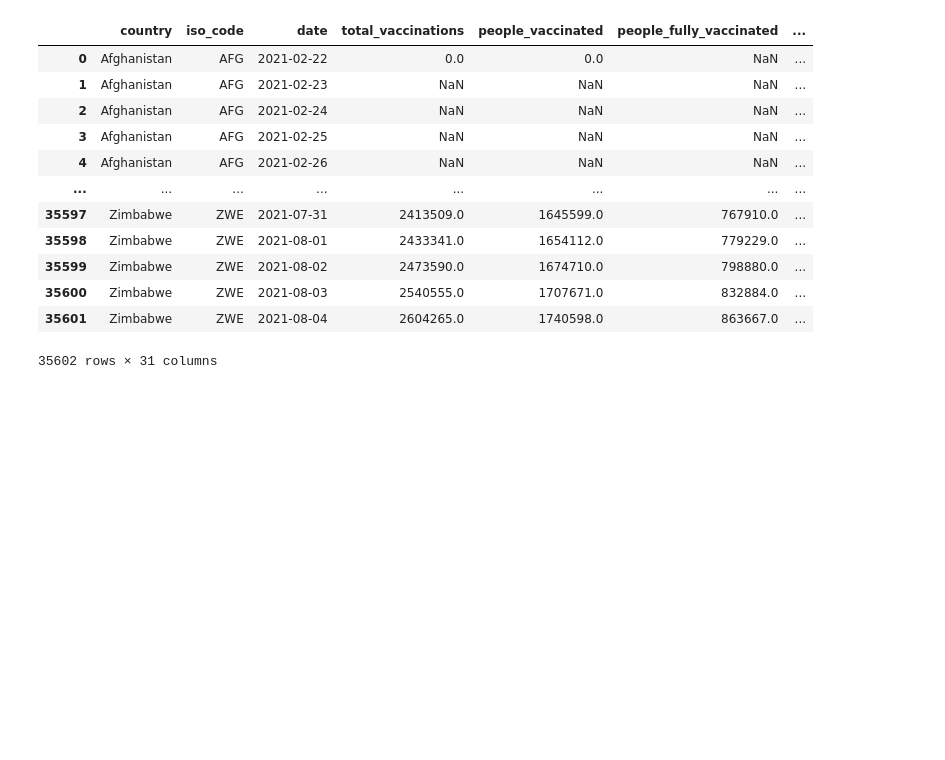
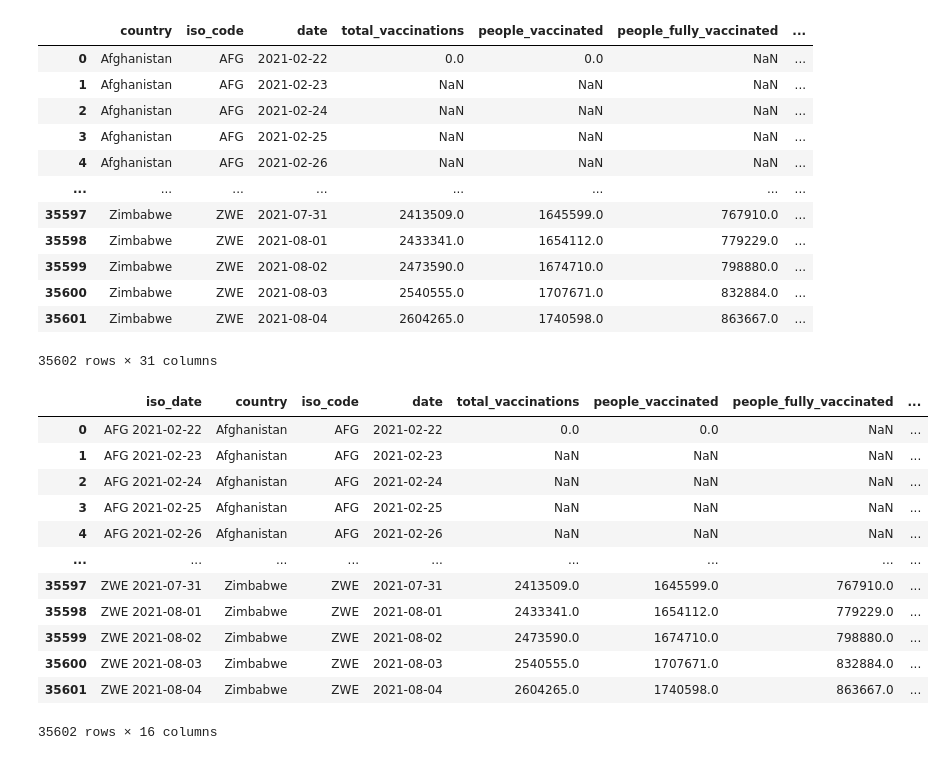
Before and after one commit to JennyWade/python_programmering, a Jupyter notebook: Inlämning/Pandas.ipynb, the cells around one changed output. Saved outputs shown, nothing was run; the diff lists cells and outputs as text; code cells hidden in the pictures; blank space fills up the shorter version.

```diff
--- a/Inlämning/Pandas.ipynb
+++ b/Inlämning/Pandas.ipynb
@@ -121,2 +134,18 @@ covid_vaccinations
+# %%
+covid_vaccinations
+# %% [output]
+|  | iso_date | country | iso_code | date | total_vaccinations | people_vaccinated | people_fully_vaccinated | ... |
+| 0 | AFG 2021-02-22 | Afghanistan | AFG | 2021-02-22 | 0.0 | 0.0 | NaN | ... |
+| 1 | AFG 2021-02-23 | Afghanistan | AFG | 2021-02-23 | NaN | NaN | NaN | ... |
+| 2 | AFG 2021-02-24 | Afghanistan | AFG | 2021-02-24 | NaN | NaN | NaN | ... |
+| 3 | AFG 2021-02-25 | Afghanistan | AFG | 2021-02-25 | NaN | NaN | NaN | ... |
+| 4 | AFG 2021-02-26 | Afghanistan | AFG | 2021-02-26 | NaN | NaN | NaN | ... |
+| ... | ... | ... | ... | ... | ... | ... | ... | ... |
+| 35597 | ZWE 2021-07-31 | Zimbabwe | ZWE | 2021-07-31 | 2413509.0 | 1645599.0 | 767910.0 | ... |
+| 35598 | ZWE 2021-08-01 | Zimbabwe | ZWE | 2021-08-01 | 2433341.0 | 1654112.0 | 779229.0 | ... |
+| 35599 | ZWE 2021-08-02 | Zimbabwe | ZWE | 2021-08-02 | 2473590.0 | 1674710.0 | 798880.0 | ... |
+| 35600 | ZWE 2021-08-03 | Zimbabwe | ZWE | 2021-08-03 | 2540555.0 | 1707671.0 | 832884.0 | ... |
+| 35601 | ZWE 2021-08-04 | Zimbabwe | ZWE | 2021-08-04 | 2604265.0 | 1740598.0 | 863667.0 | ... |
+35602 rows × 16 columns
 # %%
 #Drop columns: Daily_vaccinations_raw and vaccines now that we've created new columns + fill NaN
```
Also changed, not shown: parts of 8 cells of this notebook, 7 other files.
